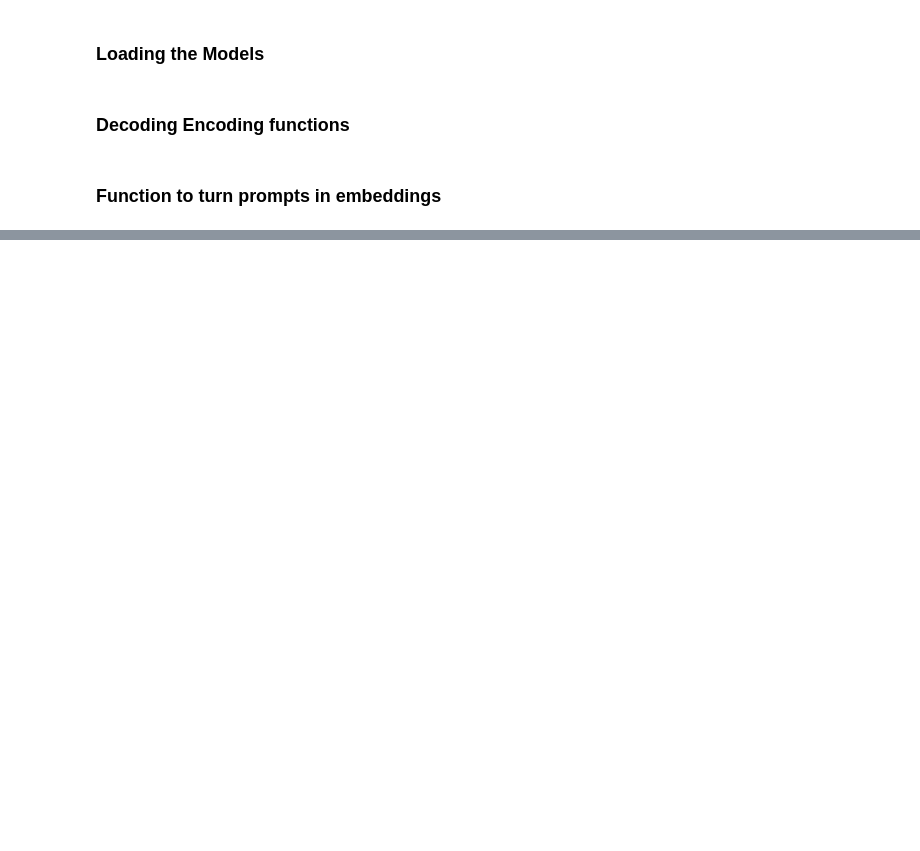
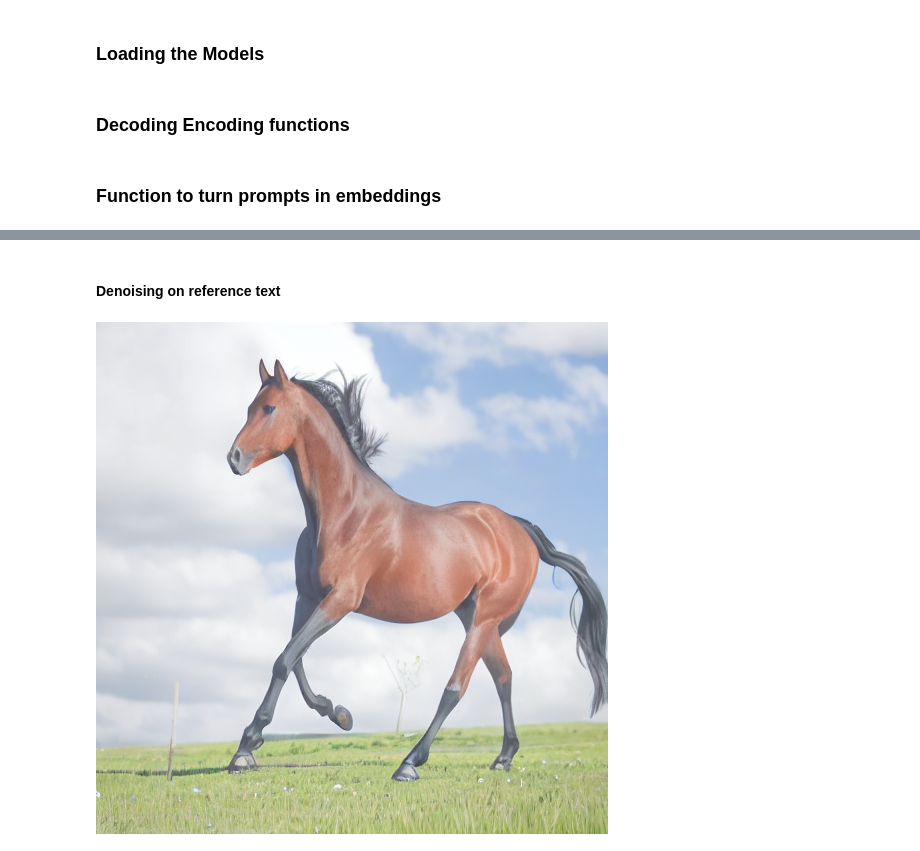
Before and after one commit to daspartho/DiffEdit, a Jupyter notebook: DiffEdit.ipynb, the cells around one changed output, grey strips where cells are left out. Drawn from its saved outputs; the diff is of its cells as text; code cells hidden in the pictures; blank space fills up the shorter version.

```diff
--- a/DiffEdit.ipynb
+++ b/DiffEdit.ipynb
@@ -122,0 +200,7 @@ def prep_text(prompt):
+# %% [markdown]
+#### Denoising on reference text
+# %%
+ref_img = Img2Img(ref, img)
+display.display(ref_img)
+# %% [output]
+[figure, added]
```
Also changed, not shown: parts of 13 cells of this notebook.
